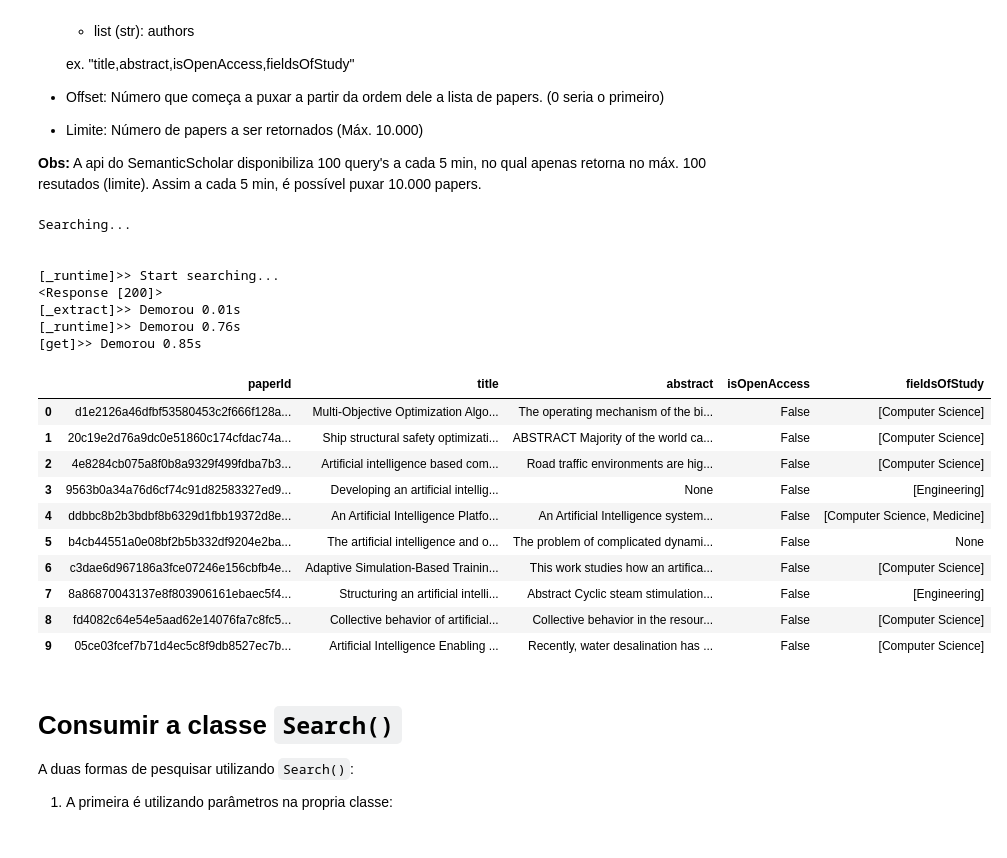
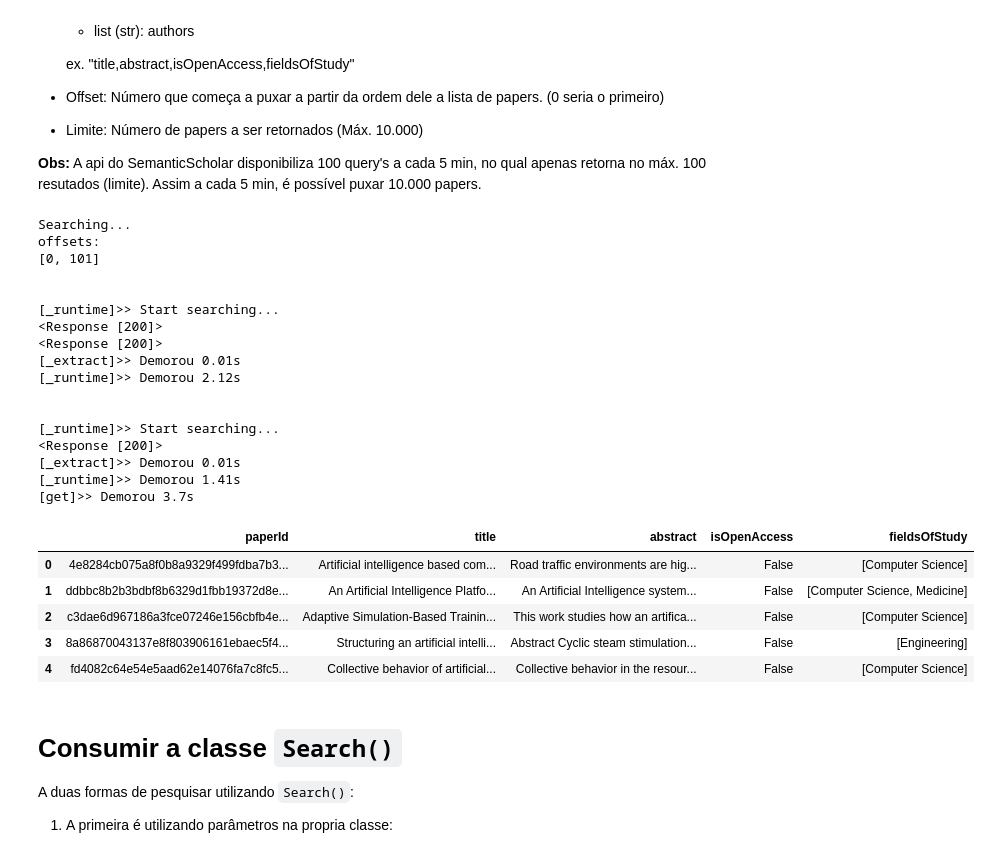
Before and after one commit to BecomeAllan/S2Query, a Jupyter notebook: SemanticScholarSearch.ipynb, the cells around one changed output. Drawn from its saved outputs; the diff is of its cells as text; code cells hidden in the pictures.

Commit message:
fix last papers

```diff
--- a/SemanticScholarSearch.ipynb
+++ b/SemanticScholarSearch.ipynb
@@ -84,19 +84,20 @@ class SearchAPI():
   def _query(self, offset):
     # print("_query")
     params = self.params.copy()
-    if offset + params['limit'] > 10000:
-      params['limit'] = str(10000 - offset)
+    if offset + params['limit'] >= 10000:
+      params['limit'] = 10000 - offset - 1
+      params['offset'] = offset
     else:
-      params['offset'] = str(offset)
+      params['offset'] = offset
+    # post["page"] = page
     # print(params)
-    # post["page"] = page
     try:
       # &
       url = self._api +"?query=" + str(params['query']) + "&limit=" + str(params['limit']) + "&fields=" + str(params['fields']) + "&offset=" +  str(params['offset'])
       # print(url)
       res = requests.get(url, timeout=15)
       # sleep(self.sleeptry)
-      print(res)
+      # print(res)
       res.encoding = 'utf-8'
       return [res, offset, res.status_code]
     except:
@@ -174,8 +175,10 @@ class SearchAPI():
           # self._data(resultData.query("Code == 200"))
           # self.datasource.append(resultData.query("Code ==200"))
           offsets = resultData.query("Code !=200")["Page"].values.tolist()
+          print(offsets)
           err = resultData.query("Code !=200")["Response"].tolist()
           err = [x.text for x in err]
+          print('Erros: ')
           print(err)
           try:
             with open("./BadCalls.text", 'w', encoding='UTF-8') as fp:
@@ -199,7 +202,8 @@ class SearchAPI():
 
   @timer
   def get(self, n = 10, offset = 0, papers = []):
-    self.n = n
+    self.n = 10000 if n > 10000 else n
+    print(self.n)
     self._offset = offset
     # self.post["pageSize"] = 10
     # self.post["page"] = page
@@ -253,37 +257,44 @@ class SearchAPI():
     self.all = pd.concat(self.all, ignore_index=True)
 
 
+
 # if __name__ == '__main__':
-#   SearchAPI(sleeptry = 1*20, save=True, Savename = "dataAPI").get(10000)
+#   SearchAPI(
+#     search="decision making+optimization+artificial intelligence",
+#     fields='paperId,externalIds,url,title,abstract,venue,year,referenceCount,citationCount,influentialCitationCount,isOpenAccess,fieldsOfStudy,authors',
+#     sleeptry = 1*20, # seconds
+#     save=True,
+#     Savename = "dataAPI").get(11000)
 # %%
-res_api = SearchAPI(
-    search="decision making+optimization+artificial intelligence",
-    sleeptry = 1*20,
-    save=False)
+res_api = SearchAPI(sleeptry = 1*20, save=False)
 
-res_api.get(10)
+res_api.get(250)
 
-res_api.all
+res_api.all.head()
 # %% [output]
 Searching...
+offsets:
+[0, 101]
+
+
+[_runtime]>> Start searching...
+<Response [200]>
+<Response [200]>
+[_extract]>> Demorou 0.01s
+[_runtime]>> Demorou 2.12s
 
 
 [_runtime]>> Start searching...
 <Response [200]>
 [_extract]>> Demorou 0.01s
-[_runtime]>> Demorou 0.76s
-[get]>> Demorou 0.85s
+[_runtime]>> Demorou 1.41s
+[get]>> Demorou 3.7s
 |  | paperId | title | abstract | isOpenAccess | fieldsOfStudy |
-| 0 | d1e2126a46dfbf53580453c2f666f128a... | Multi-Objective Optimization Algo... | The operating mechanism of the bi... | False | [Computer Science] |
-| 1 | 20c19e2d76a9dc0e51860c174cfdac74a... | Ship structural safety optimizati... | ABSTRACT Majority of the world ca... | False | [Computer Science] |
-| 2 | 4e8284cb075a8f0b8a9329f499fdba7b3... | Artificial intelligence based com... | Road traffic environments are hig... | False | [Computer Science] |
-| 3 | 9563b0a34a76d6cf74c91d82583327ed9... | Developing an artificial intellig... | None | False | [Engineering] |
-| 4 | ddbbc8b2b3bdbf8b6329d1fbb19372d8e... | An Artificial Intelligence Platfo... | An Artificial Intelligence system... | False | [Computer Science, Medicine] |
-| 5 | b4cb44551a0e08bf2b5b332df9204e2ba... | The artificial intelligence and o... | The problem of complicated dynami... | False | None |
-| 6 | c3dae6d967186a3fce07246e156cbfb4e... | Adaptive Simulation-Based Trainin... | This work studies how an artifica... | False | [Computer Science] |
-| 7 | 8a86870043137e8f803906161ebaec5f4... | Structuring an artificial intelli... | Abstract Cyclic steam stimulation... | False | [Engineering] |
-| 8 | fd4082c64e54e5aad62e14076fa7c8fc5... | Collective behavior of artificial... | Collective behavior in the resour... | False | [Computer Science] |
-| 9 | 05ce03fcef7b71d4ec5c8f9db8527ec7b... | Artificial Intelligence Enabling ... | Recently, water desalination has ... | False | [Computer Science] |
+| 0 | 4e8284cb075a8f0b8a9329f499fdba7b3... | Artificial intelligence based com... | Road traffic environments are hig... | False | [Computer Science] |
+| 1 | ddbbc8b2b3bdbf8b6329d1fbb19372d8e... | An Artificial Intelligence Platfo... | An Artificial Intelligence system... | False | [Computer Science, Medicine] |
+| 2 | c3dae6d967186a3fce07246e156cbfb4e... | Adaptive Simulation-Based Trainin... | This work studies how an artifica... | False | [Computer Science] |
+| 3 | 8a86870043137e8f803906161ebaec5f4... | Structuring an artificial intelli... | Abstract Cyclic steam stimulation... | False | [Engineering] |
+| 4 | fd4082c64e54e5aad62e14076fa7c8fc5... | Collective behavior of artificial... | Collective behavior in the resour... | False | [Computer Science] |
 # %% [markdown]
 # Consumir a classe `Search()`
 
```
Also changed, not shown: 5 other files.
